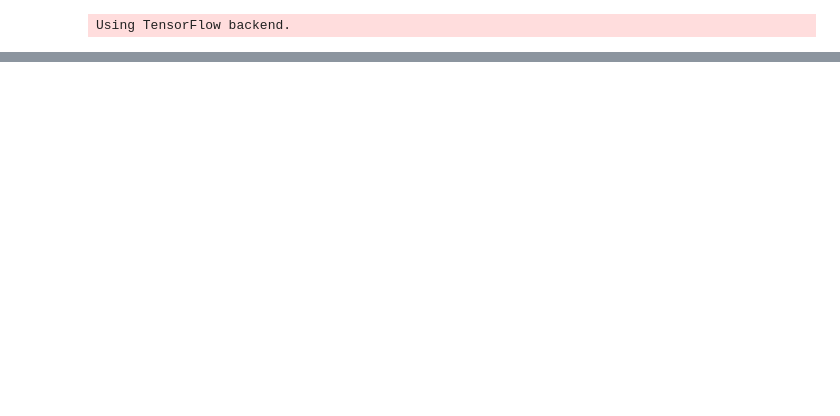
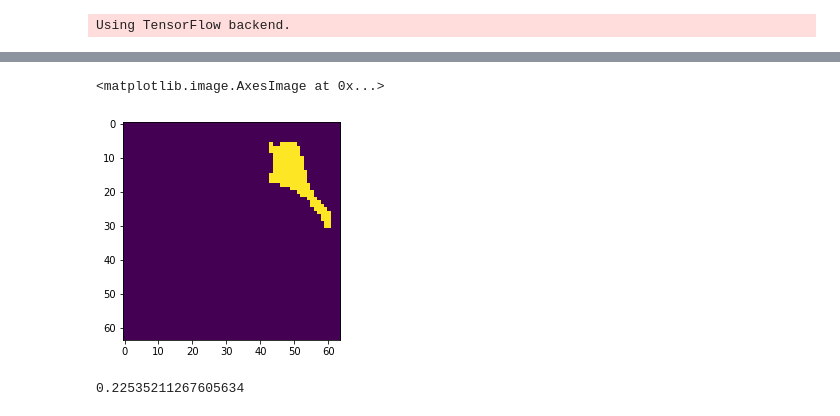
Before and after one commit to yanfengliu/embedding_tracking, a Jupyter notebook: NB-keras-main.ipynb, the cells around one changed output, grey strips where cells are left out. Cells and saved outputs as stored; diff of their text form; code cells hidden in the pictures; blank space fills up the shorter version.

```diff
--- a/NB-keras-main.ipynb
+++ b/NB-keras-main.ipynb
@@ -52,0 +108,5 @@ WARNING:tensorflow:From C:\Users\yliu60\AppData\Local\Continuum\anaconda3\lib\si
+# %%
+plt.imshow(tracks[1][0].mask)
+# %% [output]
+<matplotlib.image.AxesImage at 0x...>
+[figure, added]
@@ -52,0 +115,4 @@ WARNING:tensorflow:From C:\Users\yliu60\AppData\Local\Continuum\anaconda3\lib\si
+# %%
+utils.iou(tracks[1][1].mask, tracks[2][1].mask)
+# %% [output]
+0.22535211267605634
```
Also changed, not shown: parts of 19 cells of this notebook, 3 other files.
